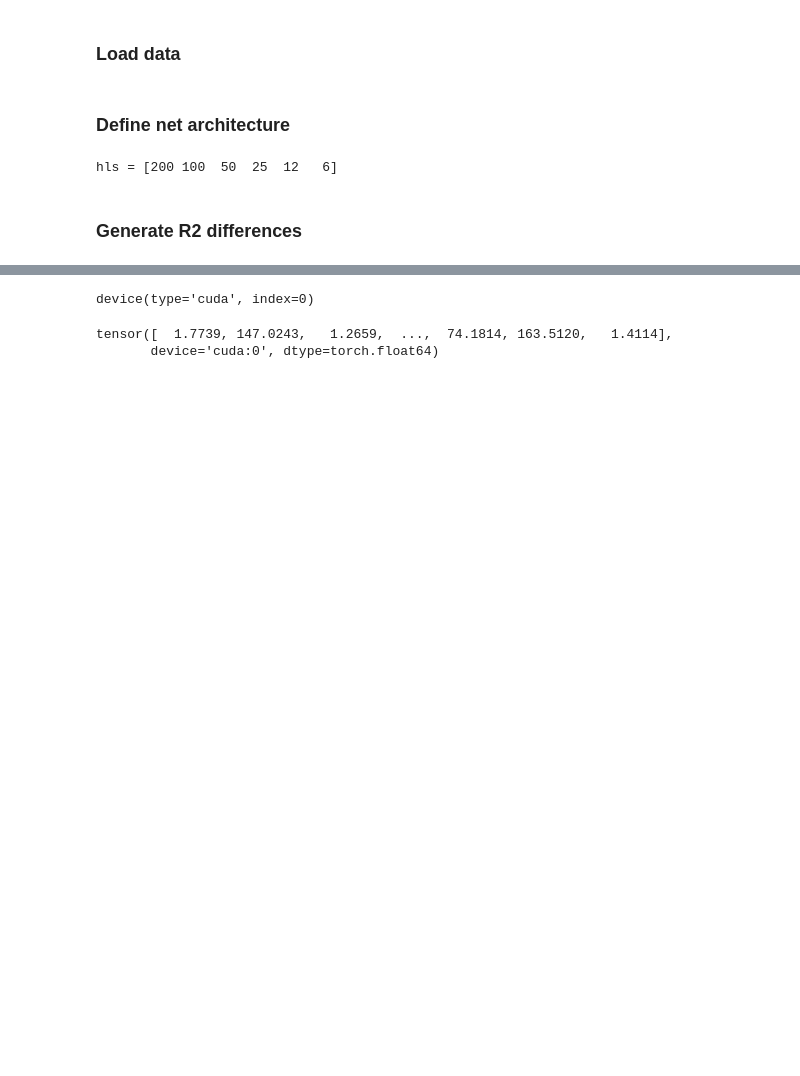
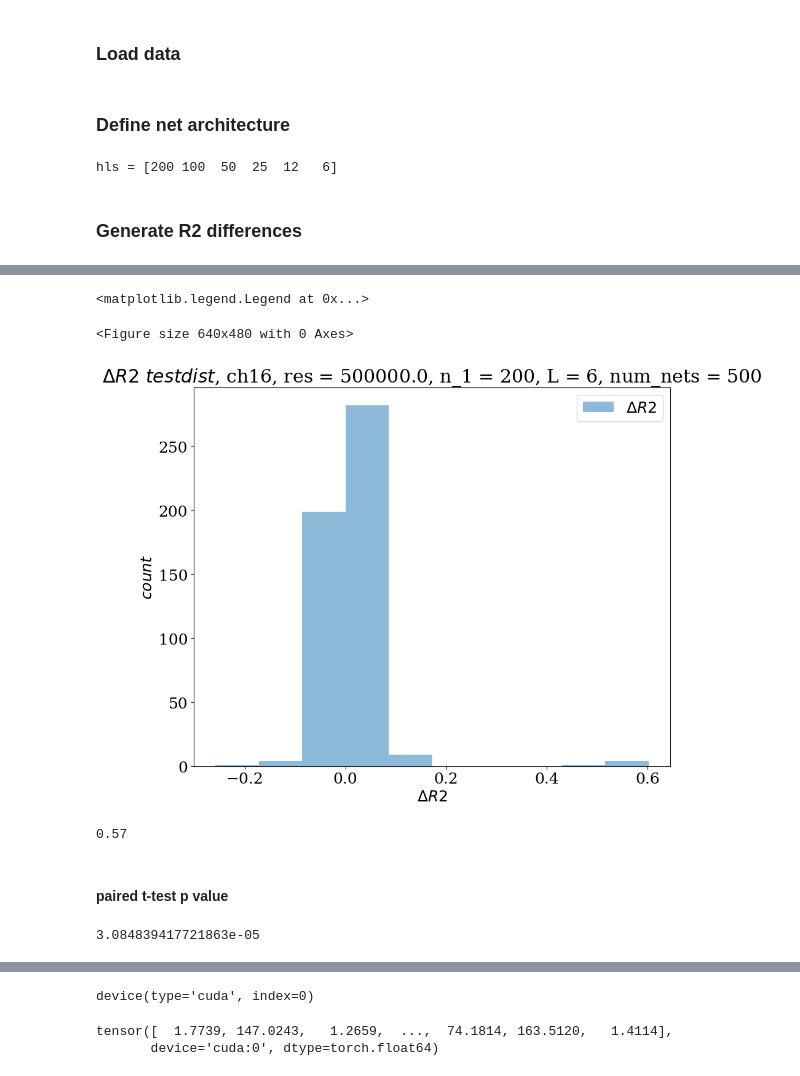
Before and after one commit to tmhabte/Hi-C_from_mark_bind, a Jupyter notebook: Hi-C_MLP_final.ipynb, the cells around one changed output, grey strips where cells are left out. Saved outputs shown, nothing was run; the diff lists cells and outputs as text; code cells hidden in the pictures; blank space fills up the shorter version.

```diff
--- a/Hi-C_MLP_final.ipynb
+++ b/Hi-C_MLP_final.ipynb
@@ -1688,0 +1759,31 @@ np.save("R2_dist_b_test_paired_torch_500", R2_dist_b_test)
+# %%
+fig = plt.figure()
+plt.figure(figsize=(10,8))
+
+font = {'family' : 'serif',
+        'weight':'normal',
+        'size': 18}
+plt.rc('font', **font)
+
+plt.hist(R2_dist_b_test - R2_dist_m_test, label = "$\Delta R2$", alpha = 0.5)
+# plt.hist(R2_dist_m_test, label = "mark", alpha = 0.5)
+# plt.vlines(low, 0, 105, linestyle = "--", color ="black")
+# plt.vlines(high, 0, 105, linestyle = "--", color ="black", label = "95% CI")
+
+plt.title(r"$ \Delta R2 \ test dist$, ch16, res = %s, n_1 = %s, L = %s, num_nets = %s" % (resolution, nl, L, num_nets))
+
+plt.xlabel('$\Delta R2$')
+plt.ylabel('$count$')
+
+plt.legend()
+# plt.savefig("R2_dist_res500kb.png")
+# %% [output]
+<matplotlib.legend.Legend at 0x...>
+<Figure size 640x480 with 0 Axes>
+[figure, added]
+# %%
+np.mean(R2_dist_b_test - R2_dist_m_test > 0)
+# %% [output]
+0.57
+# %% [markdown]
+#### paired t-test p value
@@ -1688,0 +1799,4 @@ np.save("R2_dist_b_test_paired_torch_500", R2_dist_b_test)
+# %%
+p_value # by hand
+# %% [output]
+3.084839417721863e-05
```
Also changed, not shown: parts of 24 cells of this notebook.
